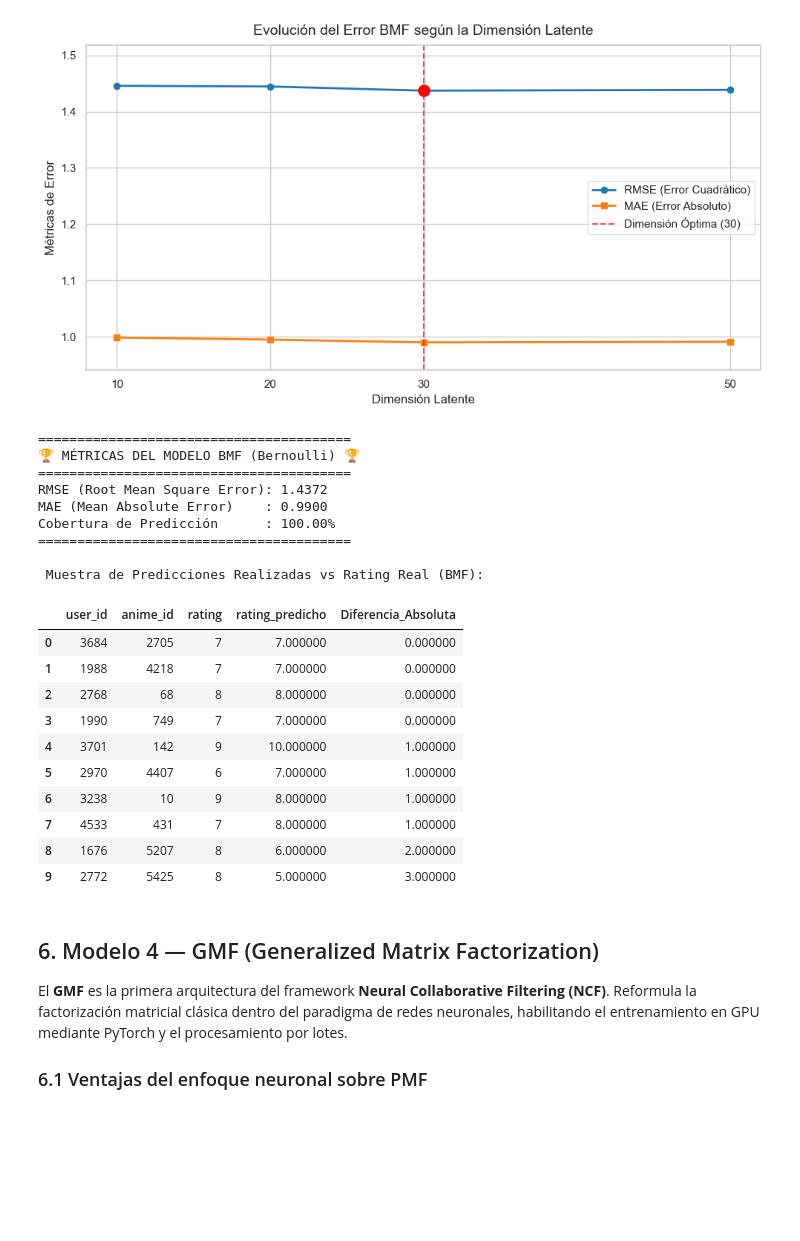
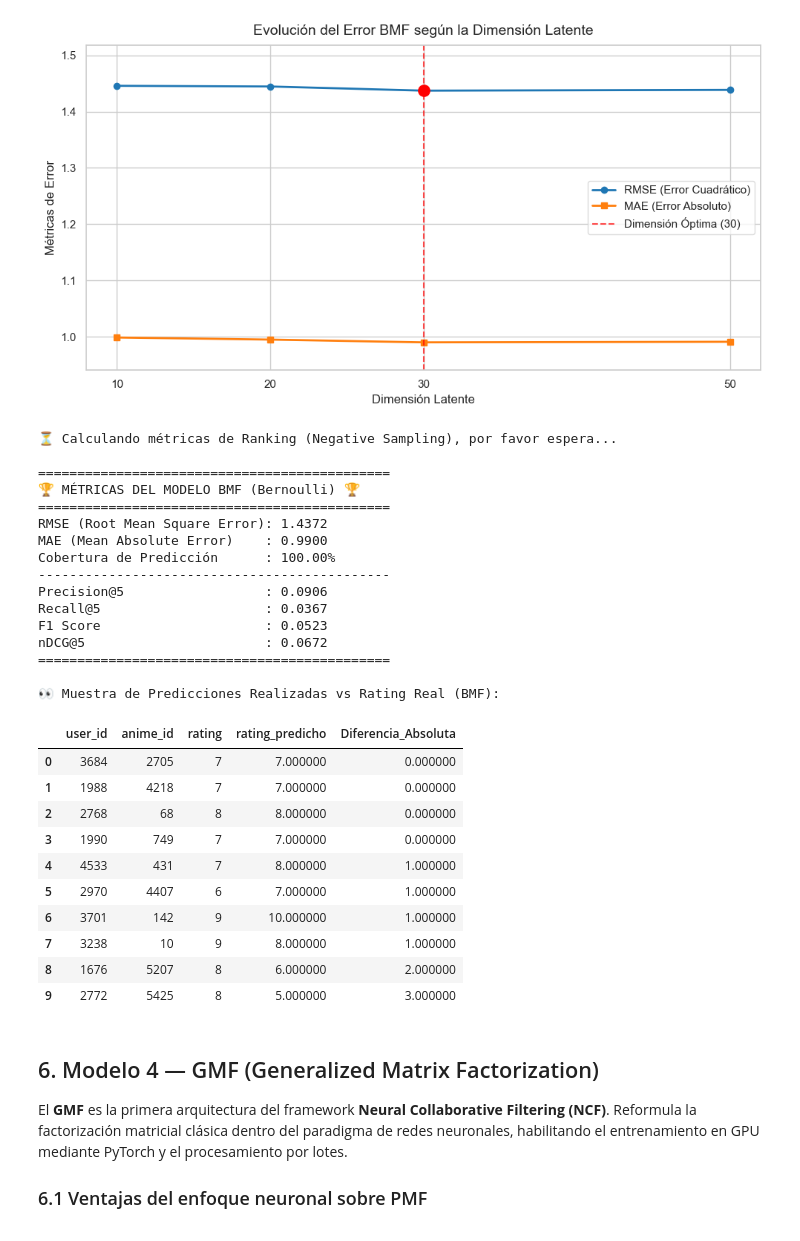
Before and after one commit to aiambo08/anime-recommendation, a Jupyter notebook: anime.ipynb, the cells around one changed output. Drawn from its saved outputs; the diff is of its cells as text; code cells hidden in the pictures; blank space fills up the shorter version.

Commit message:
Cambios en BMF y en las métricas de BMD en anime.ipynb

```diff
--- a/anime.ipynb
+++ b/anime.ipynb
@@ -473,6 +473,9 @@ plt.show()
 # %% [output]
 [figure]
 # %%
+from algoritmos.bmf_model import BernoulliMatrixFactorization
+from IPython.display import display
+
 # 1. Reconstruimos el modelo BMF inyectando los pesos matemáticos del .pkl
 bmf_cargado = BernoulliMatrixFactorization()
 bmf_cargado.U = datos_bmf['mejor_U']
@@ -480,59 +483,82 @@ bmf_cargado.V = datos_bmf['mejor_V']
 bmf_cargado.num_users = datos_bmf['num_users']
 bmf_cargado.num_items = datos_bmf['num_items']
 
-# Mostramos el cuadro de reporte con el formato exacto del proyecto
-print("="*40)
-print(f"🏆 MÉTRICAS DEL MODELO BMF (Bernoulli) 🏆")
-print("="*40)
-print(f"RMSE (Root Mean Square Error): {rmse_optimo:.4f}")
-print(f"MAE (Mean Absolute Error)    : {mae_valores[idx_optimo]:.4f}")
-print(f"Cobertura de Predicción      : 100.00%")
-print("="*40)
-
-# 2. Muestra de predicciones sobre usuarios aleatorios
-print("\n Muestra de Predicciones Realizadas vs Rating Real (BMF):")
-
-# Extraemos exactamente la misma muestra aleatoria (random_state=42) para contrastar modelos
-# NOTA: El BMF puede haberse entrenado sobre un subconjunto del dataset
-# (num_users / num_items < NUM_USERS / NUM_ITEMS globales). Filtramos el
-# test set para que la muestra sólo contenga índices dentro de los límites
-# de las matrices U y V, evitando el IndexError.
+# --- CORRECCIÓN DE SEGURIDAD ---
+# Filtramos el test set global para quedarnos solo con los usuarios y animes
+# que el modelo llegó a conocer durante su entrenamiento (para evitar IndexErrors)
 df_test_bmf_valid = df_test[
     (df_test['user_id'] < bmf_cargado.num_users) &
     (df_test['anime_id'] < bmf_cargado.num_items)
 ].copy()
+
+# 2. Extraemos los arrays válidos del test para calcular el ranking
+print("⏳ Calculando métricas de Ranking (Negative Sampling), por favor espera...")
+test_users_full = df_test_bmf_valid['user_id'].values.astype(int)
+test_items_full = df_test_bmf_valid['anime_id'].values.astype(int)
+test_ratings_full = df_test_bmf_valid['rating'].values.astype('float32')
+
+precision, recall, f1, ndcg = bmf_cargado.evaluate_ranking(
+    test_users_full, test_items_full, test_ratings_full, R_train_sparse,
+    n_recommendations=5, theta=8, num_negatives=100
+)
+
+# 3. Mostramos el cuadro de reporte con el formato exacto del proyecto
+print("\n" + "="*45)
+print(f"🏆 MÉTRICAS DEL MODELO BMF (Bernoulli) 🏆")
+print("="*45)
+print(f"RMSE (Root Mean Square Error): {rmse_optimo:.4f}")
+print(f"MAE (Mean Absolute Error)    : {mae_valores[idx_optimo]:.4f}")
+print(f"Cobertura de Predicción      : 100.00%")
+print("-" * 45)
+print(f"Precision@5                  : {precision:.4f}")
+print(f"Recall@5                     : {recall:.4f}")
+print(f"F1 Score                     : {f1:.4f}")
+print(f"nDCG@5                       : {ndcg:.4f}")
+print("="*45)
+
+# 4. Muestra de predicciones sobre usuarios aleatorios
+print("\n👀 Muestra de Predicciones Realizadas vs Rating Real (BMF):")
+
+# Extraemos la muestra aleatoria sobre el dataframe ya validado
 muestra_bmf = df_test_bmf_valid.sample(10, random_state=42).copy()
 
 users_sample = muestra_bmf['user_id'].values.astype(int)
 items_sample = muestra_bmf['anime_id'].values.astype(int)
 
 # Obtenemos las predicciones del BMF sin coste de cómputo (ya entrenado)
 preds_bmf = bmf_cargado.predict(users_sample, items_sample)
 
 muestra_bmf['rating_predicho'] = preds_bmf
 muestra_bmf['Diferencia_Absoluta'] = abs(muestra_bmf['rating'] - muestra_bmf['rating_predicho'])
 
-# Desplegamos la tabla estilizada idéntica a las secciones anteriores
+# Desplegamos la tabla estilizada
 display(muestra_bmf.sort_values(by='Diferencia_Absoluta').reset_index(drop=True).style.background_gradient(subset=['Diferencia_Absoluta'], cmap='Reds'))
 # %% [output]
-========================================
+⏳ Calculando métricas de Ranking (Negative Sampling), por favor espera...
+
+=============================================
 🏆 MÉTRICAS DEL MODELO BMF (Bernoulli) 🏆
-========================================
+=============================================
 RMSE (Root Mean Square Error): 1.4372
 MAE (Mean Absolute Error)    : 0.9900
 Cobertura de Predicción      : 100.00%
-========================================
+---------------------------------------------
+Precision@5                  : 0.0906
+Recall@5                     : 0.0367
+F1 Score                     : 0.0523
+nDCG@5                       : 0.0672
+=============================================
 
- Muestra de Predicciones Realizadas vs Rating Real (BMF):
+👀 Muestra de Predicciones Realizadas vs Rating Real (BMF):
 |  | user_id | anime_id | rating | rating_predicho | Diferencia_Absoluta |
 | 0 | 3684 | 2705 | 7 | 7.000000 | 0.000000 |
 | 1 | 1988 | 4218 | 7 | 7.000000 | 0.000000 |
 | 2 | 2768 | 68 | 8 | 8.000000 | 0.000000 |
 | 3 | 1990 | 749 | 7 | 7.000000 | 0.000000 |
-| 4 | 3701 | 142 | 9 | 10.000000 | 1.000000 |
+| 4 | 4533 | 431 | 7 | 8.000000 | 1.000000 |
 | 5 | 2970 | 4407 | 6 | 7.000000 | 1.000000 |
-| 6 | 3238 | 10 | 9 | 8.000000 | 1.000000 |
-| 7 | 4533 | 431 | 7 | 8.000000 | 1.000000 |
+| 6 | 3701 | 142 | 9 | 10.000000 | 1.000000 |
+| 7 | 3238 | 10 | 9 | 8.000000 | 1.000000 |
 | 8 | 1676 | 5207 | 8 | 6.000000 | 2.000000 |
 | 9 | 2772 | 5425 | 8 | 5.000000 | 3.000000 |
 # %% [markdown]
```
Also changed, not shown: 1 other file.
